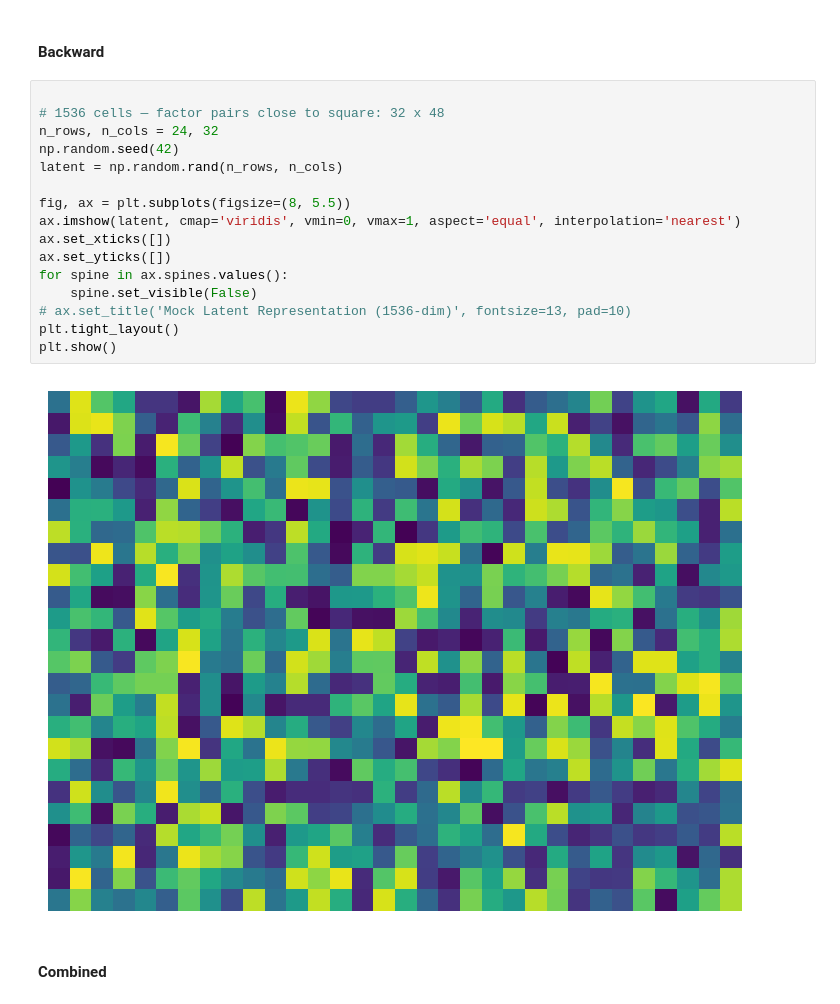
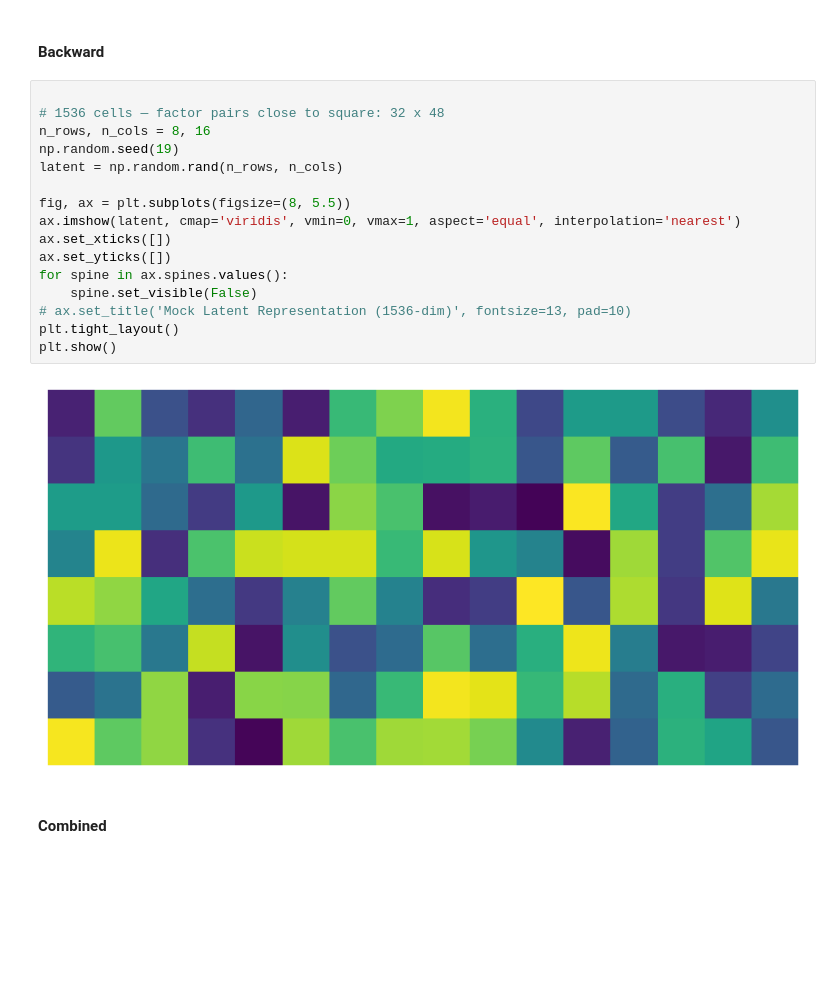
Before and after one commit to pvl19/lc-gen, a Jupyter notebook: notebooks/paper_recon_plots.ipynb, the cells around one changed output. Drawn from its saved outputs; the diff is of its cells as text; blank space fills up the shorter version.

```diff
--- a/notebooks/paper_recon_plots.ipynb
+++ b/notebooks/paper_recon_plots.ipynb
@@ -160,21 +478,21 @@ plt.show()
 # %%
 
 # 1536 cells — factor pairs close to square: 32 x 48
-n_rows, n_cols = 24, 32
-np.random.seed(42)
+n_rows, n_cols = 8, 16
+np.random.seed(19)
 latent = np.random.rand(n_rows, n_cols)
 
 fig, ax = plt.subplots(figsize=(8, 5.5))
 ax.imshow(latent, cmap='viridis', vmin=0, vmax=1, aspect='equal', interpolation='nearest')
 ax.set_xticks([])
 ax.set_yticks([])
 for spine in ax.spines.values():
     spine.set_visible(False)
 # ax.set_title('Mock Latent Representation (1536-dim)', fontsize=13, pad=10)
 plt.tight_layout()
 plt.show()
 # %% [output]
-[figure, old version]
+[figure, new version]
 # %% [markdown]
 #### Combined
 # %%
```
Also changed, not shown: parts of 31 cells of this notebook, 5 other files.
